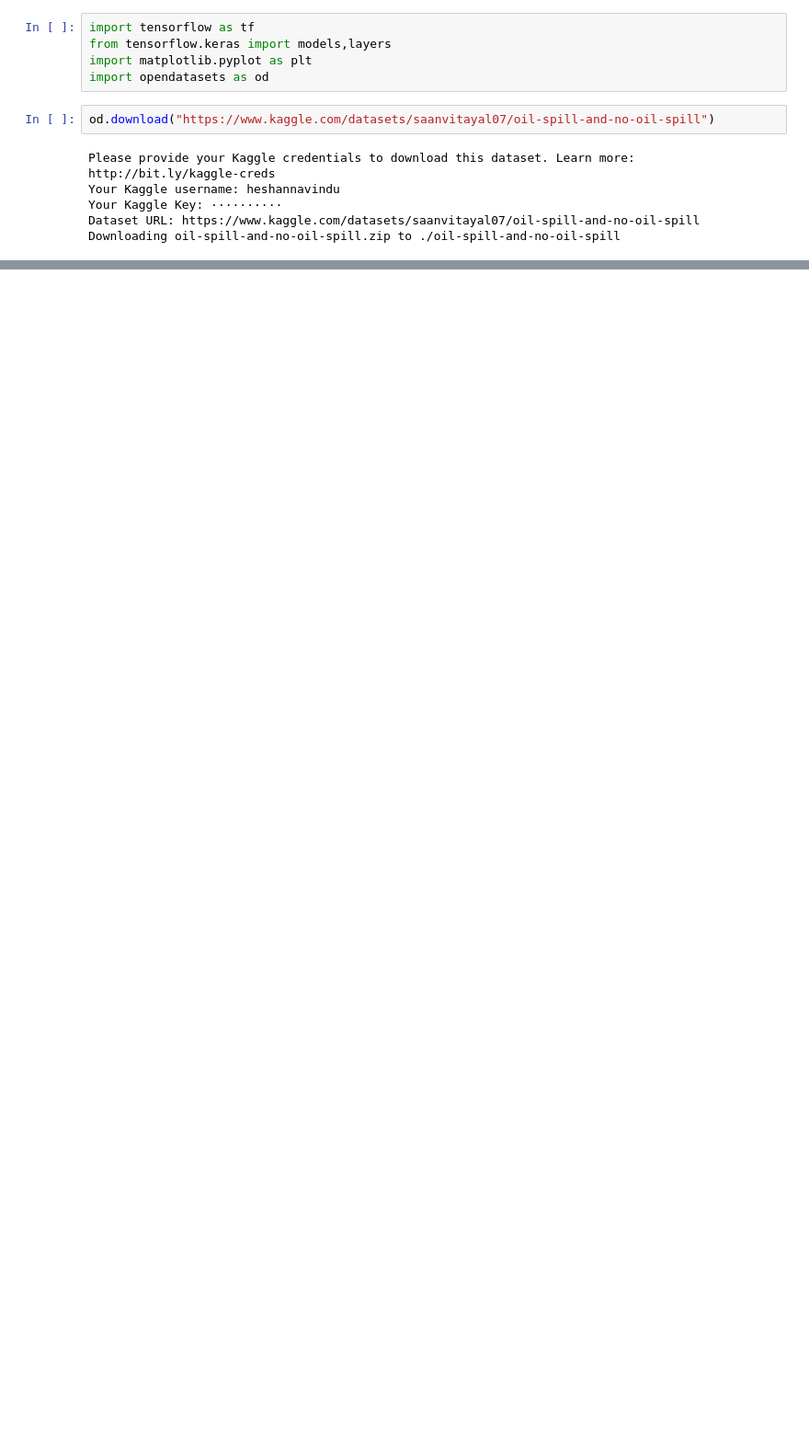
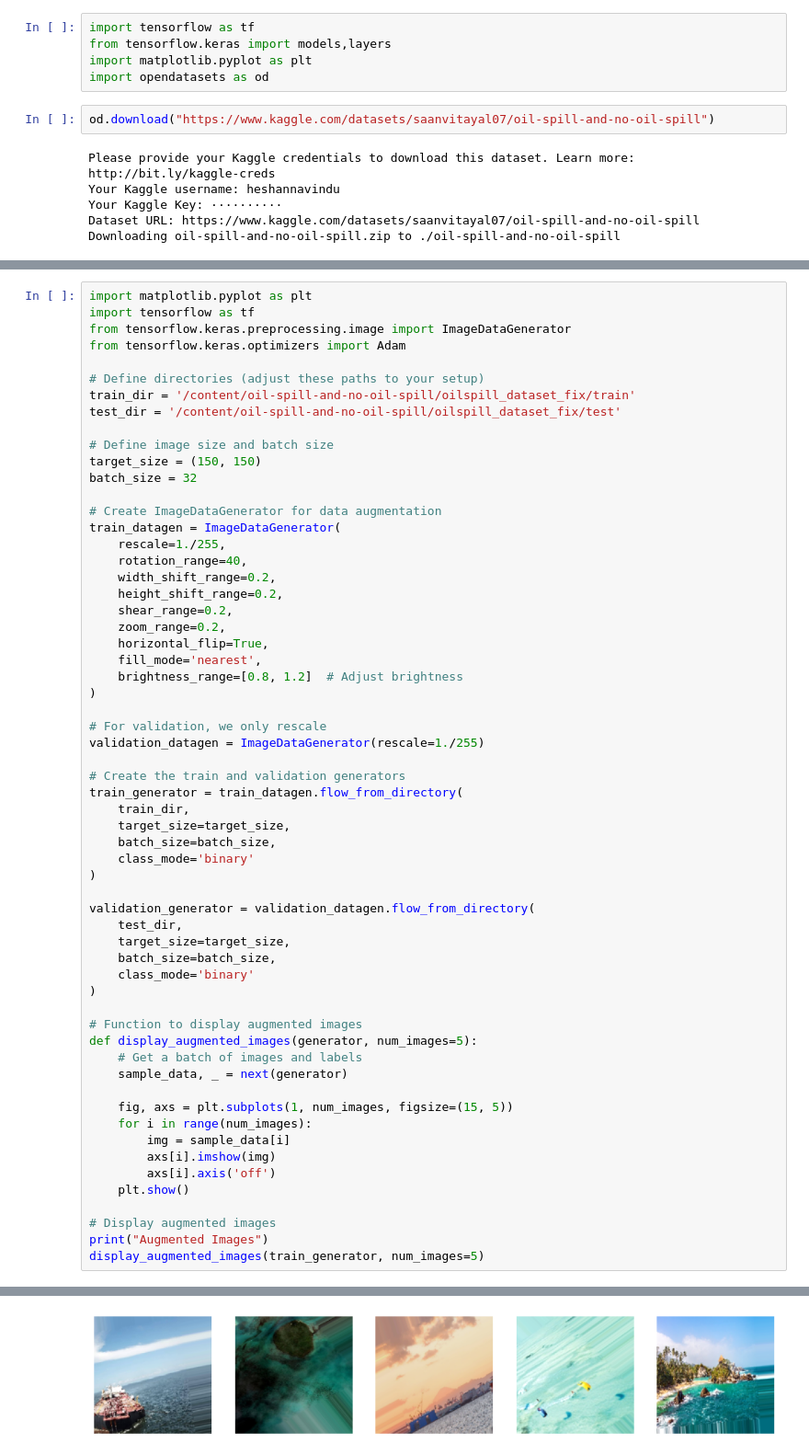
Before and after one commit to HeshanNavindu-7/oilspill-detection, a Jupyter notebook: oilspill_2.ipynb, the cells around one changed output, grey strips where cells are left out. Shown at 92% size. Cells and saved outputs as stored; diff of their text form; blank space fills up the shorter version.

```diff
--- a/oilspill_2.ipynb
+++ b/oilspill_2.ipynb
@@ -36,0 +103,61 @@ Downloading oil-spill-and-no-oil-spill.zip to ./oil-spill-and-no-oil-spill
+# %%
+import matplotlib.pyplot as plt
+import tensorflow as tf
+from tensorflow.keras.preprocessing.image import ImageDataGenerator
+from tensorflow.keras.optimizers import Adam
+
+# Define directories (adjust these paths to your setup)
+train_dir = '/content/oil-spill-and-no-oil-spill/oilspill_dataset_fix/train'
+test_dir = '/content/oil-spill-and-no-oil-spill/oilspill_dataset_fix/test'
+
+# Define image size and batch size
+target_size = (150, 150)
+batch_size = 32
+
+# Create ImageDataGenerator for data augmentation
+train_datagen = ImageDataGenerator(
+    rescale=1./255,
+    rotation_range=40,
+    width_shift_range=0.2,
+    height_shift_range=0.2,
+    shear_range=0.2,
+    zoom_range=0.2,
+    horizontal_flip=True,
+    fill_mode='nearest',
+    brightness_range=[0.8, 1.2]  # Adjust brightness
+)
+
+# For validation, we only rescale
+validation_datagen = ImageDataGenerator(rescale=1./255)
+
+# Create the train and validation generators
+train_generator = train_datagen.flow_from_directory(
+    train_dir,
+    target_size=target_size,
+    batch_size=batch_size,
+    class_mode='binary'
+)
+
+validation_generator = validation_datagen.flow_from_directory(
+    test_dir,
+    target_size=target_size,
+    batch_size=batch_size,
+    class_mode='binary'
+)
+
+# Function to display augmented images
+def display_augmented_images(generator, num_images=5):
+    # Get a batch of images and labels
+    sample_data, _ = next(generator)
+
+    fig, axs = plt.subplots(1, num_images, figsize=(15, 5))
+    for i in range(num_images):
+        img = sample_data[i]
+        axs[i].imshow(img)
+        axs[i].axis('off')
+    plt.show()
+
+# Display augmented images
+print("Augmented Images")
+display_augmented_images(train_generator, num_images=5)
+# %% [output]
@@ -36,0 +167 @@ Downloading oil-spill-and-no-oil-spill.zip to ./oil-spill-and-no-oil-spill
+[figure, added]
```
Also changed, not shown: parts of 10 cells of this notebook.
